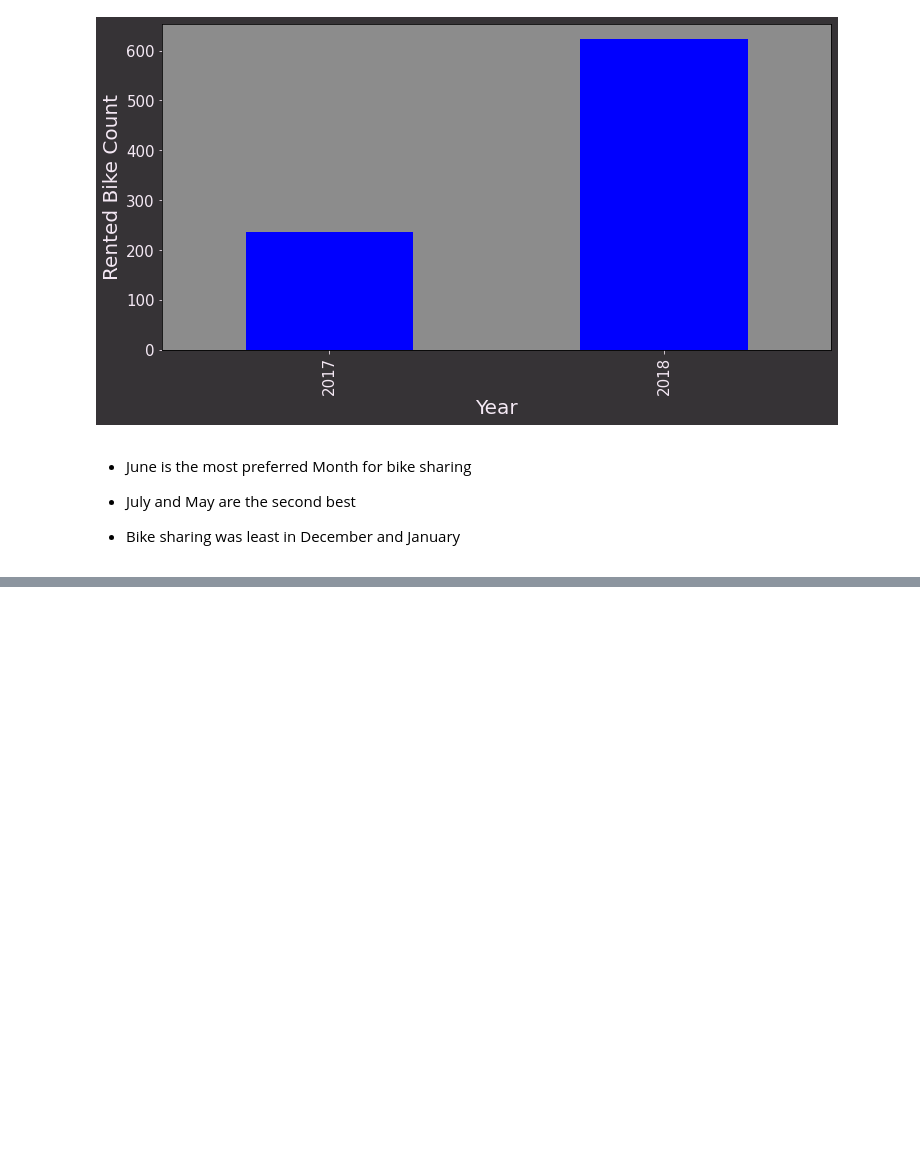
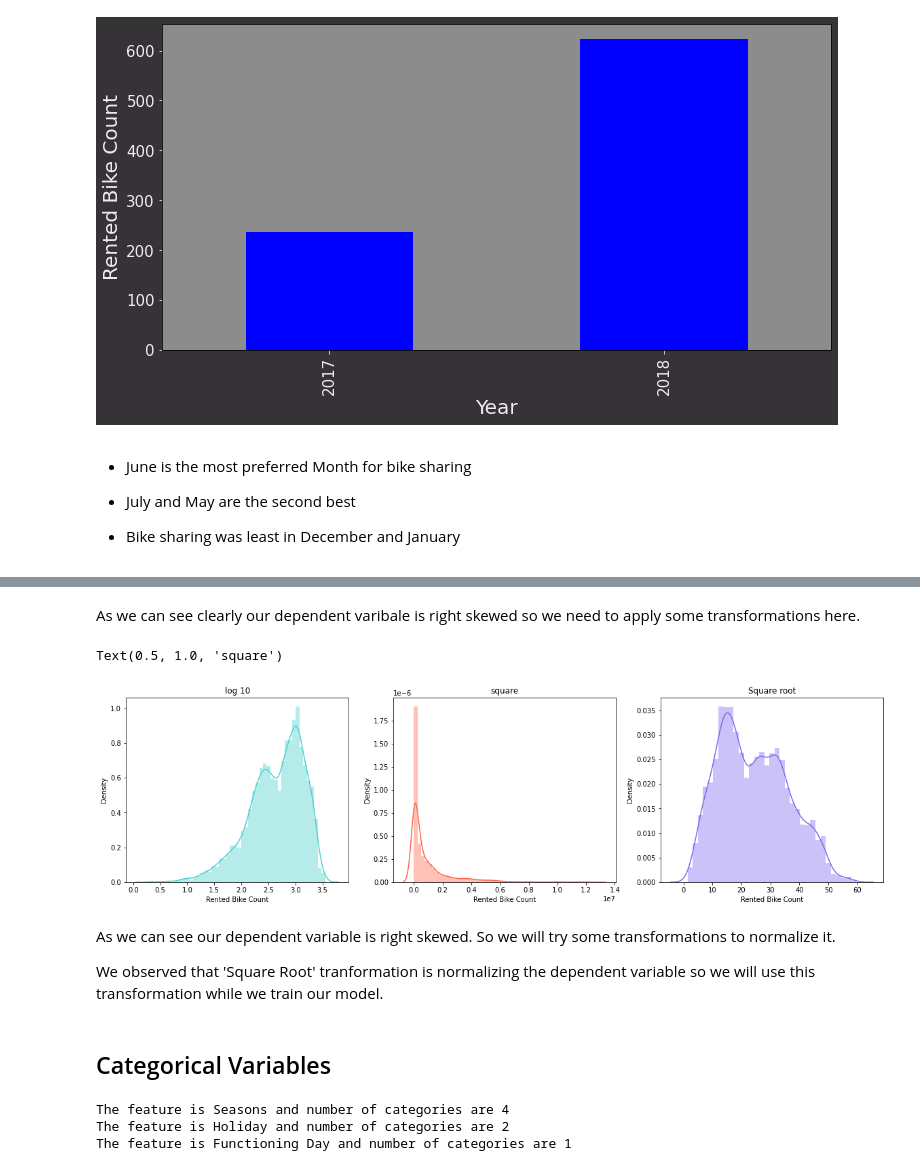
Before and after one commit to NitinYallapurkar/Bike_Sharing_Demand_Prediction, a Jupyter notebook: Bike_Sharing_Demand_Prediction.ipynb, the cells around one changed output, grey strips where cells are left out. Cells and saved outputs as stored; diff of their text form; code cells hidden in the pictures; blank space fills up the shorter version.

```diff
--- a/Bike_Sharing_Demand_Prediction.ipynb
+++ b/Bike_Sharing_Demand_Prediction.ipynb
@@ -257,0 +319,26 @@ Discrete Variables Count: 4
+# %% [markdown]
+As we can see clearly our dependent varibale is right skewed so we need to apply some transformations here.
+# %%
+# Checking some tranformations on Dependent variable'Rented Bike Count'
+fig,axes = plt.subplots(1,3,figsize=(20,5))
+
+sns.distplot(np.sqrt(data['Rented Bike Count']),ax=axes[2], color='mediumslateblue').set_title("Square root")  #applying Square root transformation
+sns.distplot(np.log10(data['Rented Bike Count']+0.0000001),ax=axes[0],color='mediumturquoise').set_title("log 10") #applying log transformation
+sns.distplot((data['Rented Bike Count']**2),ax=axes[1],color='tomato').set_title("square") #applying Square transformation
+# %% [output]
+Text(0.5, 1.0, 'square')
+[figure, added]
+# %% [markdown]
+As we can see our dependent variable is right skewed. So we will try some transformations to normalize it.
+
+We observed that 'Square Root' tranformation is normalizing the dependent variable so we will use this transformation while we train our model.
+# %% [markdown]
+## Categorical Variables
+# %%
+# Unique number of categorical features
+for feature in categorical_features:
+    print('The feature is {} and number of categories are {}'.format(feature,len(data[feature].unique())))
+# %% [output]
+The feature is Seasons and number of categories are 4
+The feature is Holiday and number of categories are 2
+The feature is Functioning Day and number of categories are 1
```
Also changed, not shown: parts of 17 cells of this notebook.
